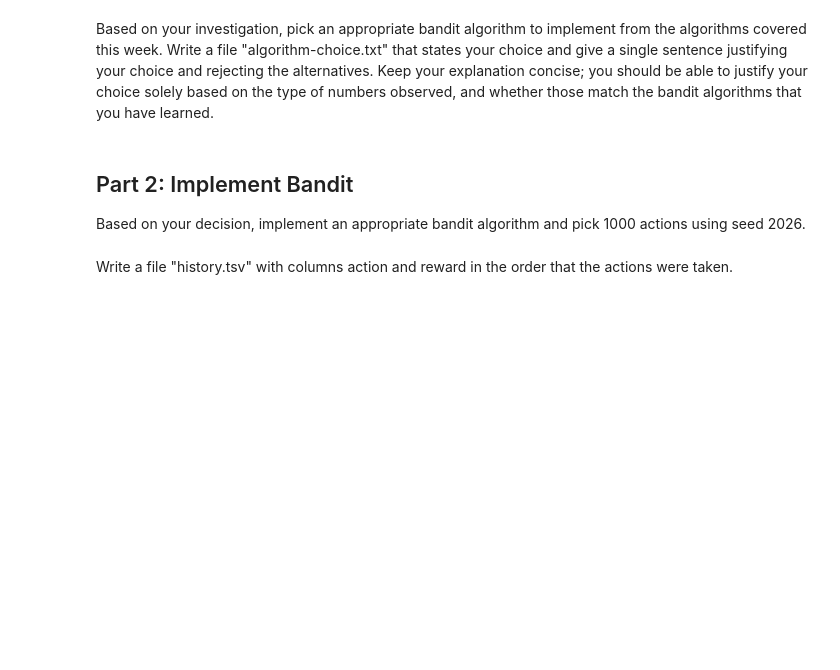
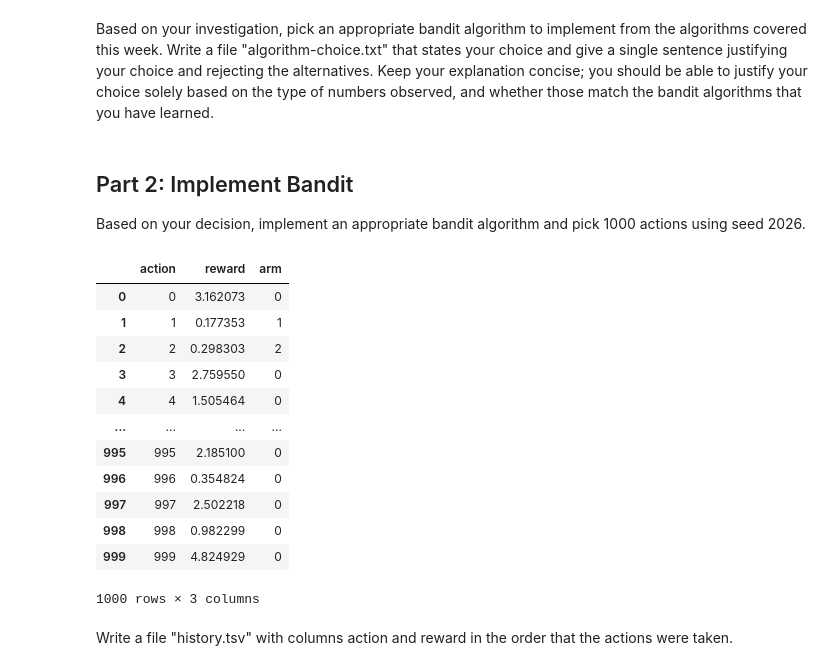
Before and after one commit to aidandig/dx704-project-03, a Jupyter notebook: dx704-project-03.ipynb, the cells around one changed output. Drawn from its saved outputs; the diff is of its cells as text; code cells hidden in the pictures; blank space fills up the shorter version.

```diff
--- a/dx704-project-03.ipynb
+++ b/dx704-project-03.ipynb
@@ -115,2 +111,60 @@ Based on your decision, implement an appropriate bandit algorithm and pick 1000
+# %%
+seed = 2026
+bandit = BanditProblem(seed)
+
+n_arms = bandit.get_num_arms()
+n_actions = 1000
+
+counts = np.zeros(n_arms, dtype=int)
+total_rewards = np.zeros(n_arms, dtype=float)
+
+actions = []
+rewards = []
+arm_chosen = []
+
+# initial selection of each arm
+for arm in range(n_arms):
+    reward = bandit.get_reward(arm)
+    counts[arm] += 1
+    total_rewards[arm] += reward
+
+    actions.append(arm)
+    rewards.append(reward)
+    arm_chosen.append(arm)
+
+for i in range(n_arms, n_actions):
+    exploitation_term = total_rewards / counts
+    exploration_term = np.sqrt((2 * np.log(i + 1)) / counts)
+    selected_arm = int(np.argmax(exploitation_term + exploration_term))
+
+    reward = bandit.get_reward(selected_arm)
+    counts[selected_arm] += 1
+    total_rewards[selected_arm] += reward
+
+    actions.append(i)
+    rewards.append(reward)
+    arm_chosen.append(selected_arm)
+
+df = pd.DataFrame({
+    'action': actions,
+    'reward': rewards,
+    'arm': arm_chosen
+})
+
+df
+# %% [output]
+|  | action | reward | arm |
+| 0 | 0 | 3.162073 | 0 |
+| 1 | 1 | 0.177353 | 1 |
+| 2 | 2 | 0.298303 | 2 |
+| 3 | 3 | 2.759550 | 0 |
+| 4 | 4 | 1.505464 | 0 |
+| ... | ... | ... | ... |
+| 995 | 995 | 2.185100 | 0 |
+| 996 | 996 | 0.354824 | 0 |
+| 997 | 997 | 2.502218 | 0 |
+| 998 | 998 | 0.982299 | 0 |
+| 999 | 999 | 4.824929 | 0 |
+1000 rows × 3 columns
 # %% [markdown]
 Write a file "history.tsv" with columns action and reward in the order that the actions were taken.
```
Also changed, not shown: parts of 6 cells of this notebook, 1 other file.
